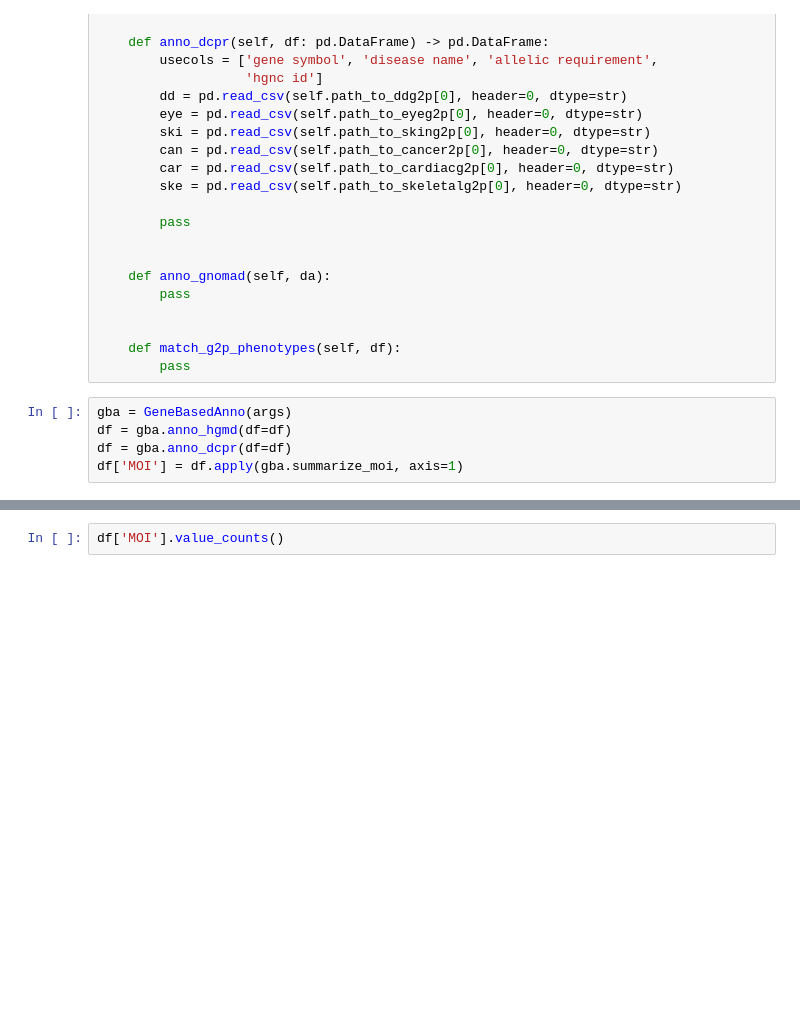
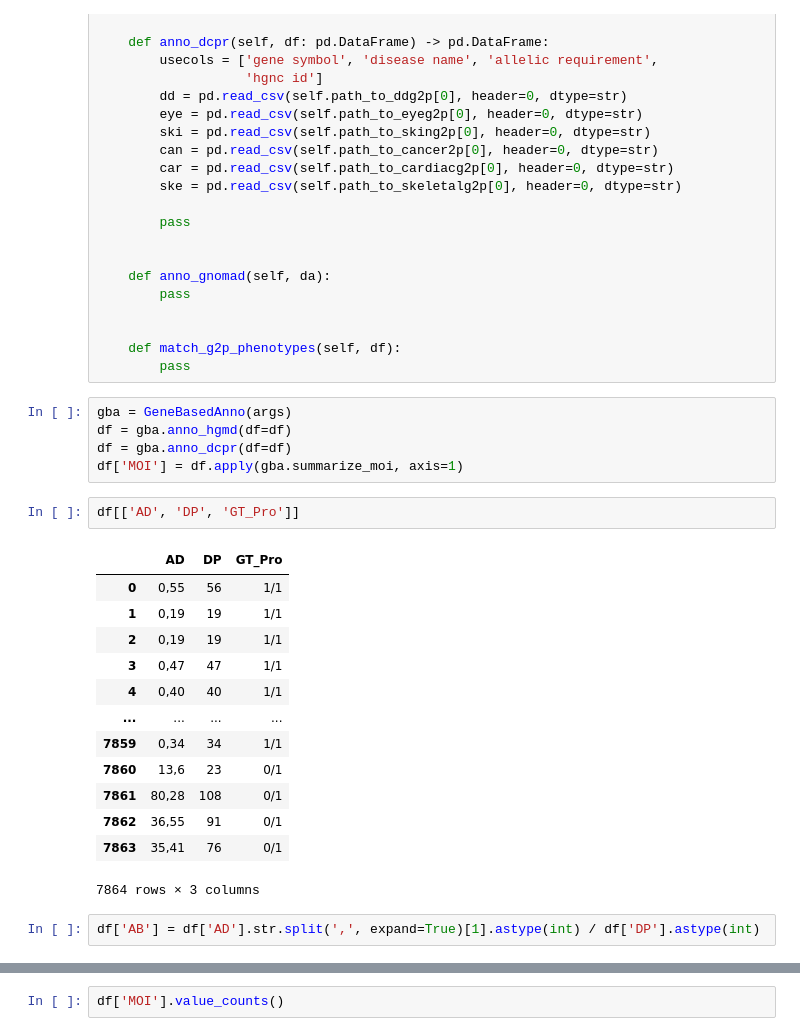
Before and after one commit to ysut/playground, a Jupyter notebook: wesanno/wesanno/test.ipynb, the cells around one changed output, grey strips where cells are left out. Drawn from its saved outputs; the diff is of its cells as text; blank space fills up the shorter version.

```diff
--- a/wesanno/wesanno/test.ipynb
+++ b/wesanno/wesanno/test.ipynb
@@ -175,3 +214,21 @@ gba = GeneBasedAnno(args)
 df = gba.anno_hgmd(df=df)
 df = gba.anno_dcpr(df=df)
 df['MOI'] = df.apply(gba.summarize_moi, axis=1)
+# %%
+df[['AD', 'DP', 'GT_Pro']]
+# %% [output]
+|  | AD | DP | GT_Pro |
+| 0 | 0,55 | 56 | 1/1 |
+| 1 | 0,19 | 19 | 1/1 |
+| 2 | 0,19 | 19 | 1/1 |
+| 3 | 0,47 | 47 | 1/1 |
+| 4 | 0,40 | 40 | 1/1 |
+| ... | ... | ... | ... |
+| 7859 | 0,34 | 34 | 1/1 |
+| 7860 | 13,6 | 23 | 0/1 |
+| 7861 | 80,28 | 108 | 0/1 |
+| 7862 | 36,55 | 91 | 0/1 |
+| 7863 | 35,41 | 76 | 0/1 |
+7864 rows × 3 columns
+# %%
+df['AB'] = df['AD'].str.split(',', expand=True)[1].astype(int) / df['DP'].astype(int)
```
Also changed, not shown: parts of 7 cells of this notebook, 21 other files.
